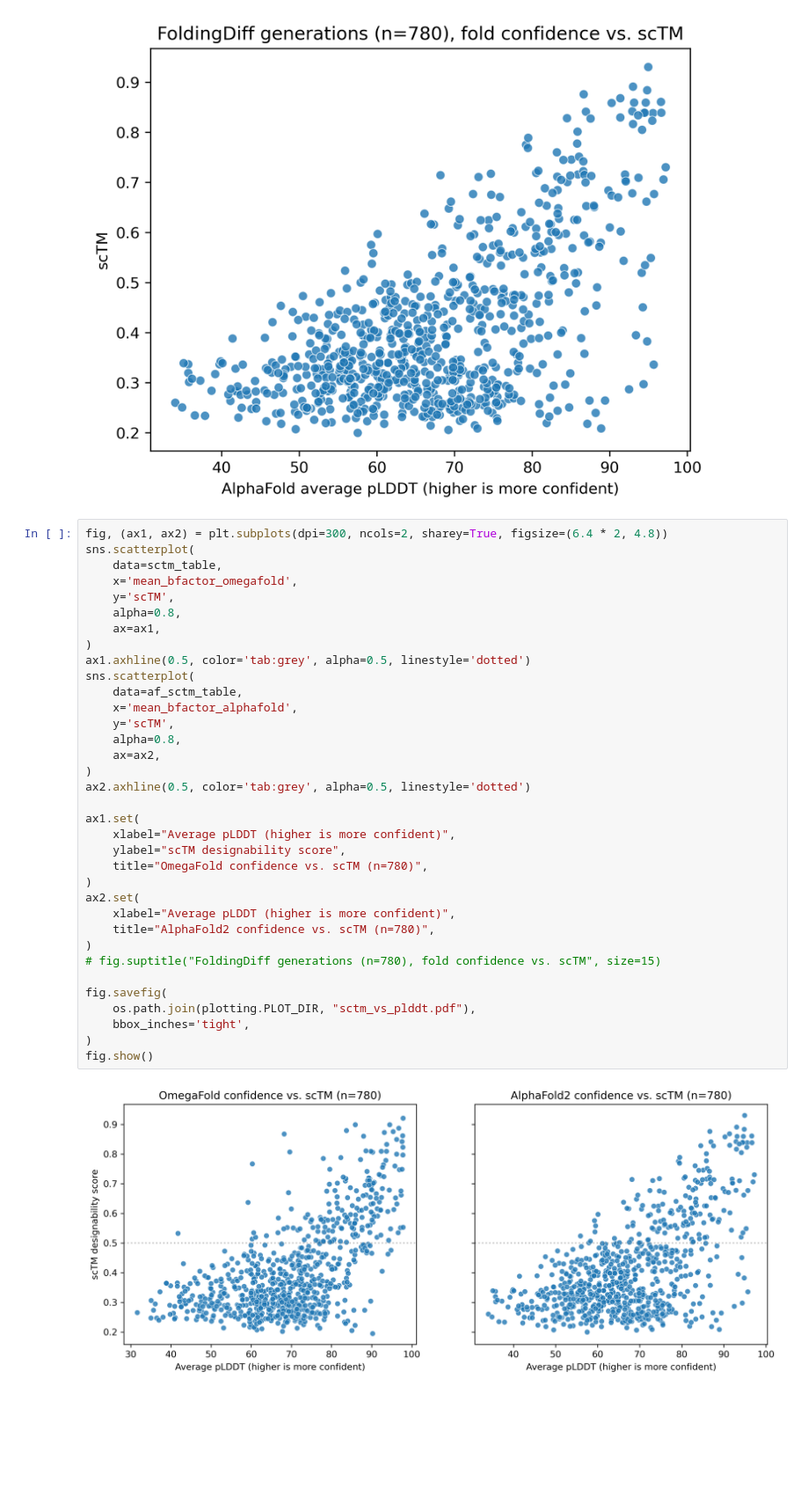
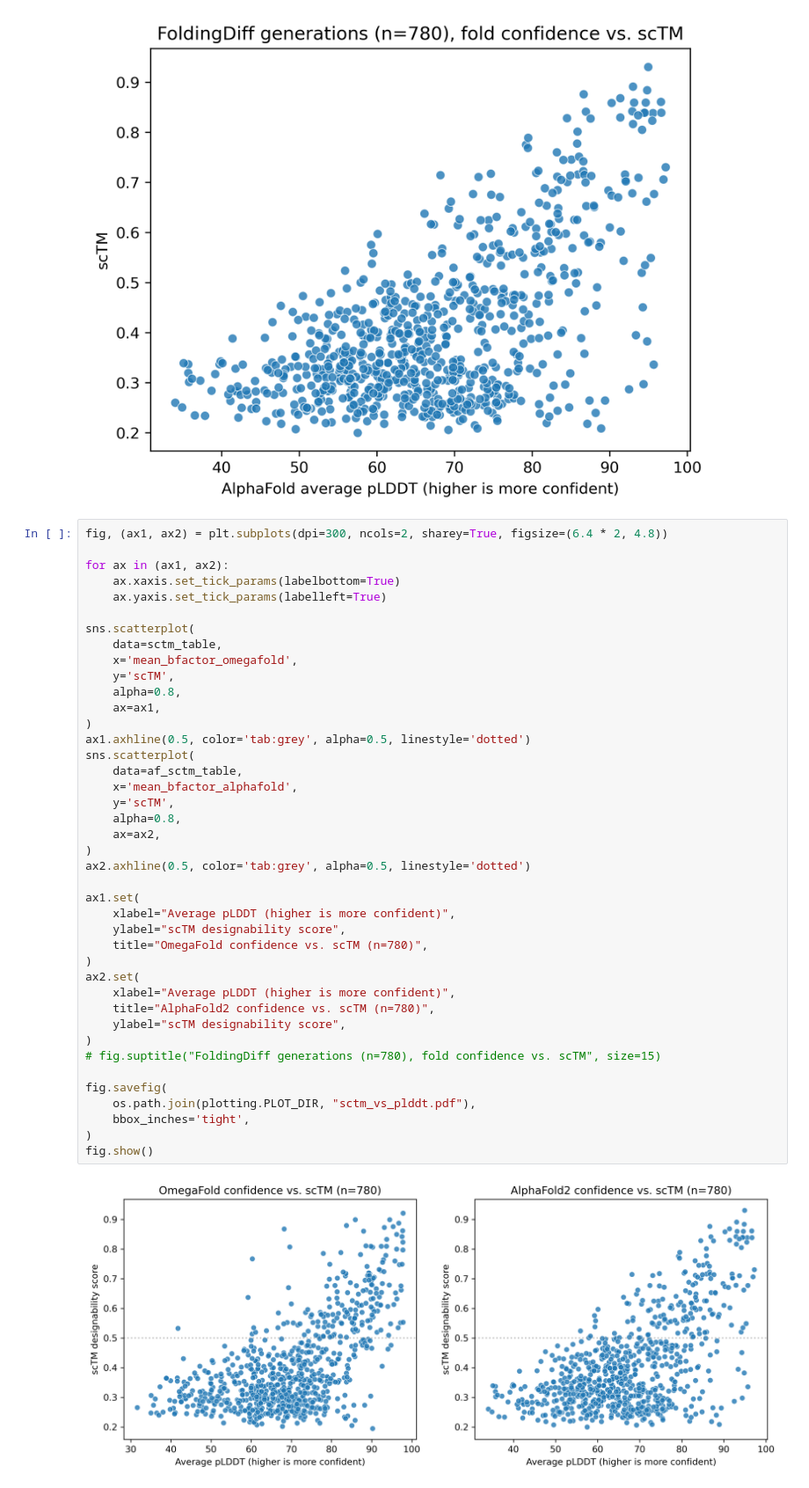
Before and after one commit to microsoft/foldingdiff, a Jupyter notebook: jupyter/sctm_by_len.ipynb, the cells around one changed output. Shown at 88% size. Saved outputs shown, nothing was run; the diff lists cells and outputs as text; blank space fills up the shorter version.

Commit message:
Update plots

```diff
--- a/jupyter/sctm_by_len.ipynb
+++ b/jupyter/sctm_by_len.ipynb
@@ -139,6 +139,11 @@ fig.show()
 [figure]
 # %%
 fig, (ax1, ax2) = plt.subplots(dpi=300, ncols=2, sharey=True, figsize=(6.4 * 2, 4.8))
+
+for ax in (ax1, ax2):
+    ax.xaxis.set_tick_params(labelbottom=True)
+    ax.yaxis.set_tick_params(labelleft=True)
+
 sns.scatterplot(
     data=sctm_table,
     x='mean_bfactor_omegafold',
@@ -146,31 +151,32 @@ sns.scatterplot(
     alpha=0.8,
     ax=ax1,
 )
 ax1.axhline(0.5, color='tab:grey', alpha=0.5, linestyle='dotted')
 sns.scatterplot(
     data=af_sctm_table,
     x='mean_bfactor_alphafold',
     y='scTM',
     alpha=0.8,
     ax=ax2,
 )
 ax2.axhline(0.5, color='tab:grey', alpha=0.5, linestyle='dotted')
 
 ax1.set(
     xlabel="Average pLDDT (higher is more confident)",
     ylabel="scTM designability score",
     title="OmegaFold confidence vs. scTM (n=780)",
 )
 ax2.set(
     xlabel="Average pLDDT (higher is more confident)",
     title="AlphaFold2 confidence vs. scTM (n=780)",
+    ylabel="scTM designability score",
 )
 # fig.suptitle("FoldingDiff generations (n=780), fold confidence vs. scTM", size=15)
 
 fig.savefig(
     os.path.join(plotting.PLOT_DIR, "sctm_vs_plddt.pdf"),
     bbox_inches='tight',
 )
 fig.show()
 # %% [output]
-[figure, old version]
+[figure, new version]
```
Also changed, not shown: 1 other file.
